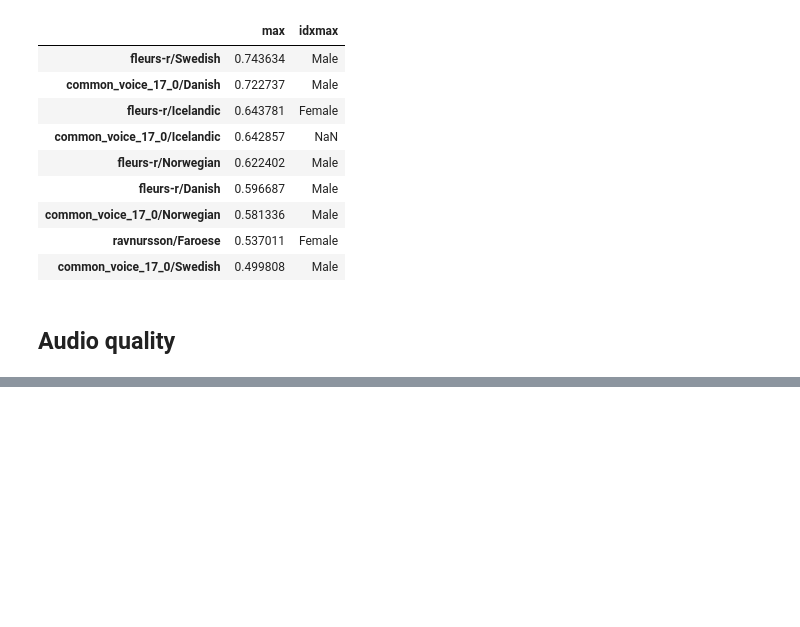
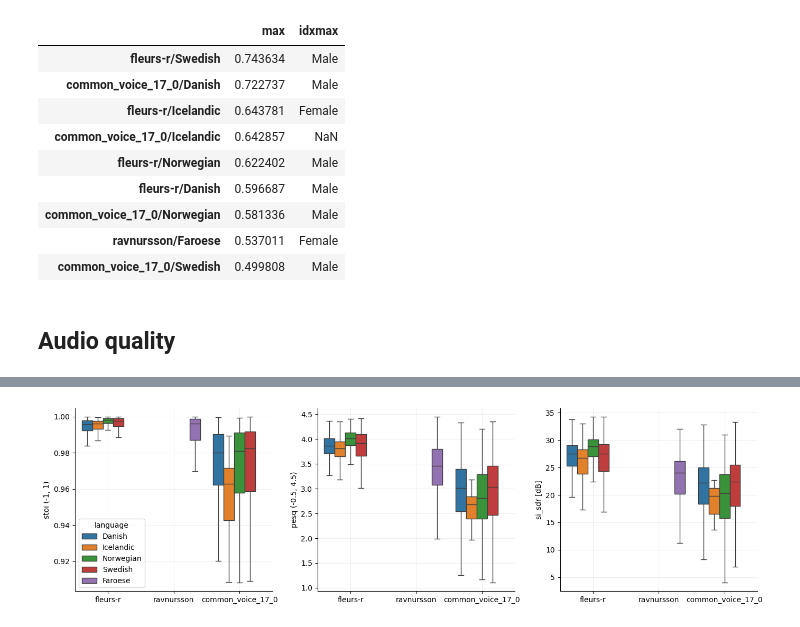
Before and after one commit to Neclow/mlops_project, a Jupyter notebook: data_quality.ipynb, the cells around one changed output, grey strips where cells are left out. Drawn from its saved outputs; the diff is of its cells as text; code cells hidden in the pictures; blank space fills up the shorter version.

```diff
--- a/data_quality.ipynb
+++ b/data_quality.ipynb
@@ -547,0 +447,13 @@ AssertionError:
+# %%
+# see scripts/squim.py
+
+sq_df = pd.read_csv("data/stats/speech_quality_nort3160.csv").rename(columns={"Unnamed: 0": "fname"})
+
+sq_df["dataset"] = sq_df.fname.apply(
+    lambda x: x.split("/")[2])
+
+sq_df["language"] = sq_df.fname.apply(lambda x: code2language[x.split("/")[3]])
+
+print(sq_df.shape)
+
+sq_df.head()
@@ -547,0 +480,39 @@ AssertionError:
+# %%
+cols = ["stoi", "pesq", "si_sdr"]
+
+cols = {"stoi": {"range": (-1, 1)}, "pesq": {"range": (-0.5, 4.5)}, "si_sdr": {"unit": "dB"}}
+
+fig, axs = plt.subplots(1, len(cols), figsize=(14, 4))
+
+lims = (-.5, 4.5)
+
+for i, (col, vals) in enumerate(cols.items()):
+    # sns.pointplot(data=sq_df, x="dataset", y=col, hue="language", ax=axs[i], dodge=.5)
+    sns.boxplot(data=sq_df, x="dataset", y=col, hue="language", ax=axs[i], showfliers=False)
+
+    ylabel = col
+
+    lims = vals.get("range", None)
+    if lims is not None:
+        # axs[i].set_ylim(lims)
+        ylabel += f" {lims}"
+
+    unit = vals.get("unit", None)
+    if unit is not None:
+        ylabel += f" [{unit}]"
+
+    axs[i].set_ylabel(ylabel)
+
+    axs[i].set_xlabel("")
+
+    axs[i].grid(alpha=0.2)
+
+    if i > 0:
+        axs[i].legend().remove()
+
+sns.despine()
+fig.tight_layout()
+plt.savefig("img/speech_quality.pdf", format="pdf", bbox_inches="tight", pad_inches=0)
+plt.show()
+# %% [output]
+[figure, added]
```
Also changed, not shown: parts of 11 cells of this notebook, 4 other files.
